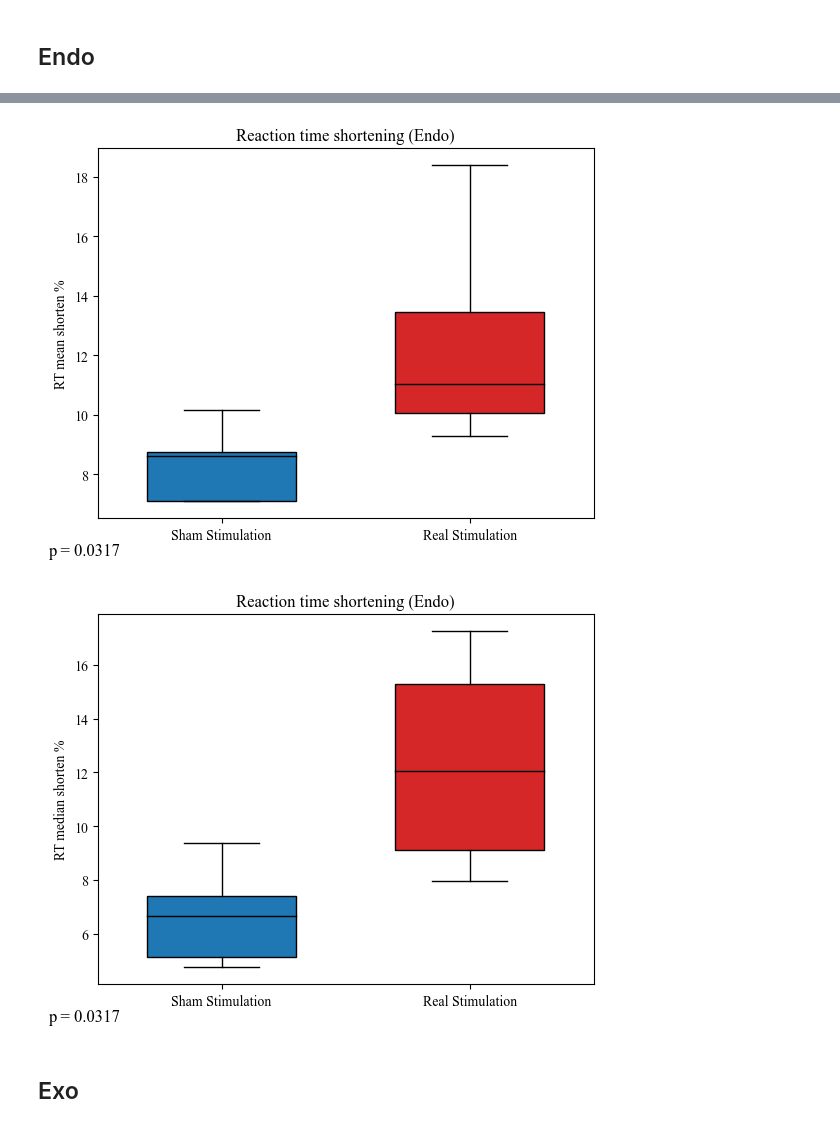
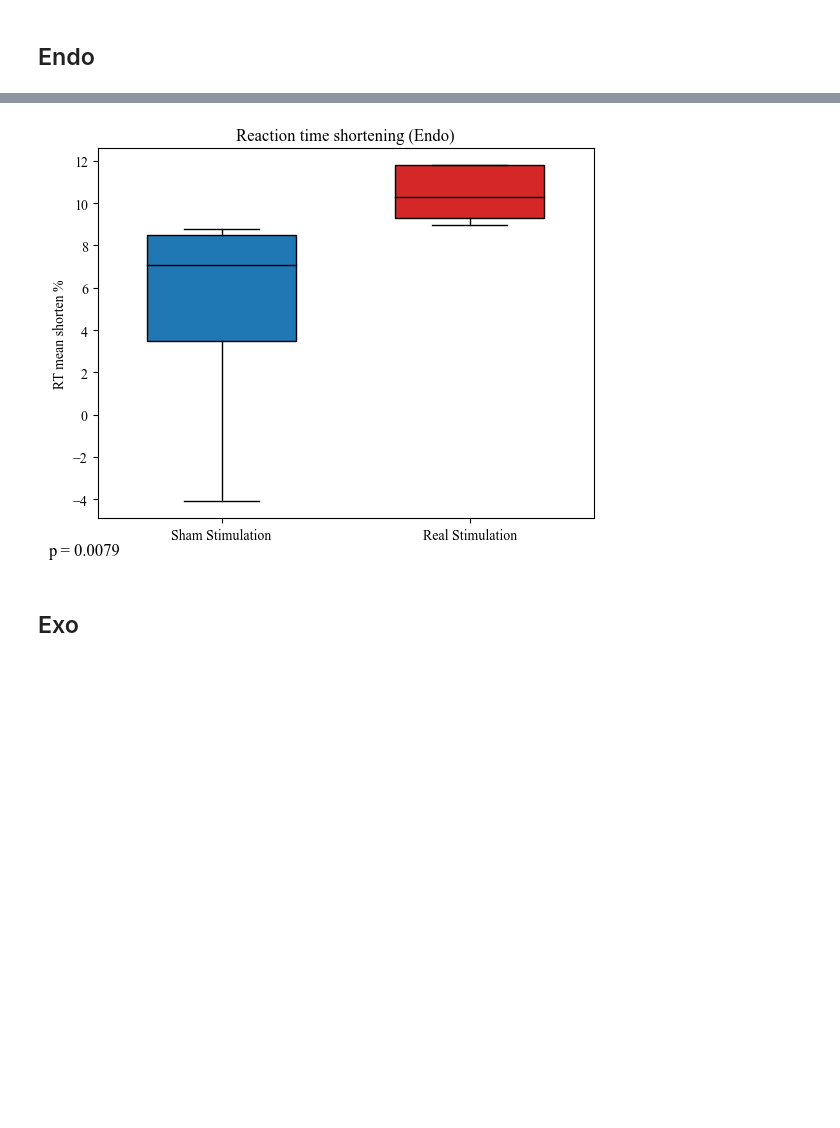
Before and after one commit to Shawnzty/tACS-Attention, a Jupyter notebook: processing/behavior/behavior.ipynb, the cells around one changed output, grey strips where cells are left out. Cells and saved outputs as stored; diff of their text form; code cells hidden in the pictures; blank space fills up the shorter version.

```diff
--- a/processing/behavior/behavior.ipynb
+++ b/processing/behavior/behavior.ipynb
@@ -14,8 +14,10 @@ imp.reload(fb)
 # for subject_id in range(1,19):
 #     done = fb.add_trial_num(subject_id=subject_id)
 # %%
-real_to_pick = [1,3,5,9]
-sham_to_pick = [2,7,11,15,16]
+real_to_pick = [1, 3, 5, 9, 18]
+sham_to_pick = [6, 10, 11, 15, 16]
+
+compare_objects = ["RT mean shorten %"]# , "RT std decrease"]
 # %%
 behavior_compare = fb.create_compare()
 for subject_id in range (1,19):
@@ -67,7 +70,7 @@ display(behavior_compare.drop(['trials_before', 'trials_after'], axis=1))
 # behavior_compare = behavior_compare[behavior_compare['RT median shorten %'] >= 0]
 # %%
 # box plot of RT difference
-compare_objects = ["RT mean shorten %", "RT median shorten %"]
+# compare_objects = ["RT mean shorten %", "RT std decrease"]
 for compare_object in compare_objects:
     watch = 'All'
     save_path = os.path.join('..', '..', '..', 'docs', 'report', 'figs', watch+"_"+compare_object+'.png')
@@ -220,6 +223,6 @@ display(behavior_compare.drop(['trials_before', 'trials_after'], axis=1))
 # %%
 # box plot of RT difference
-compare_objects = ["RT mean shorten %", "RT median shorten %"]
+# compare_objects = ["RT mean shorten %", "RT median shorten %"]
 for compare_object in compare_objects:
     watch = 'Endo'
     save_path = os.path.join('..', '..', '..', 'docs', 'report', 'figs', watch+"_"+compare_object+'.png')
@@ -232,35 +235,34 @@ for compare_object in compare_objects:
     # create boxplot
     # Create a box plot with whiskers
     fig, ax = plt.subplots()
     boxplots = ax.boxplot([rt_diff_sham, rt_diff_real], patch_artist=True, widths=0.6, showfliers=False)
 
     # Set colors for the box plots
     colors = ['#1f77b4', '#d62728']
     for patch, color in zip(boxplots['boxes'], colors):
         patch.set_facecolor(color)
 
     # Set median line color to black
     for median in boxplots['medians']:
         median.set_color('black')
 
     plt.xticks([1, 2], ['Sham Stimulation', 'Real Stimulation'])
     plt.ylabel(compare_object)
     plt.title('Reaction time shortening' + ' (' + watch + ')')
 
     # Perform the Mann-Whitney U test
     U, p_value = stats.mannwhitneyu(rt_diff_sham, rt_diff_real)
 
     # Add the p-value to the plot
     ax.annotate(f'p = {p_value:.4f}',
                 xy=(-0.1, -0.1),
                 xycoords=('axes fraction', 'axes fraction'),
                 ha='left', fontsize=12)
     plt.savefig(save_path, format='png')
 
     plt.show()
 # %% [output]
-[figure, old version]
+[figure, new version]
-[figure, removed]
 # %% [markdown]
 ## Exo
 # %%
```
Also changed, not shown: parts of 18 cells of this notebook, 2 other files.
